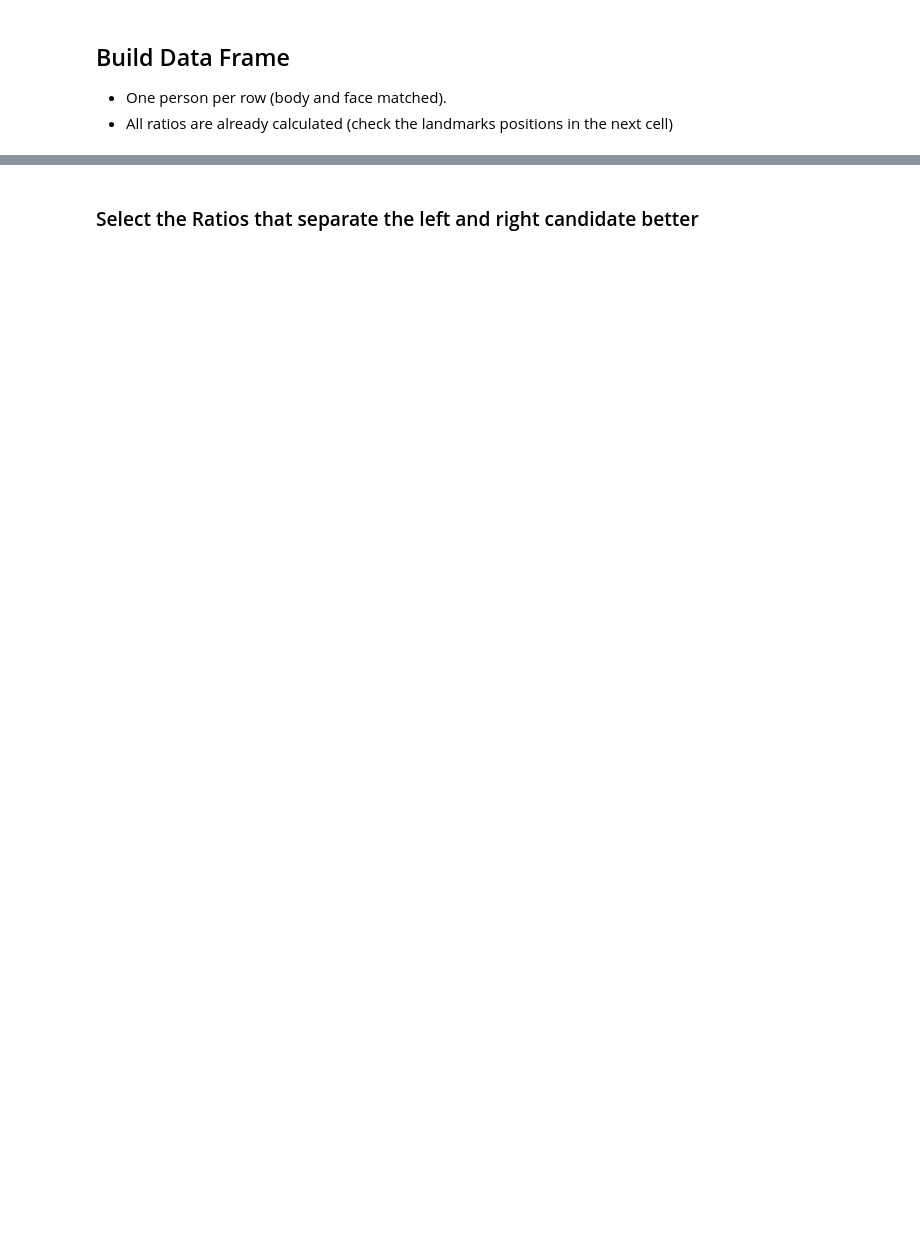
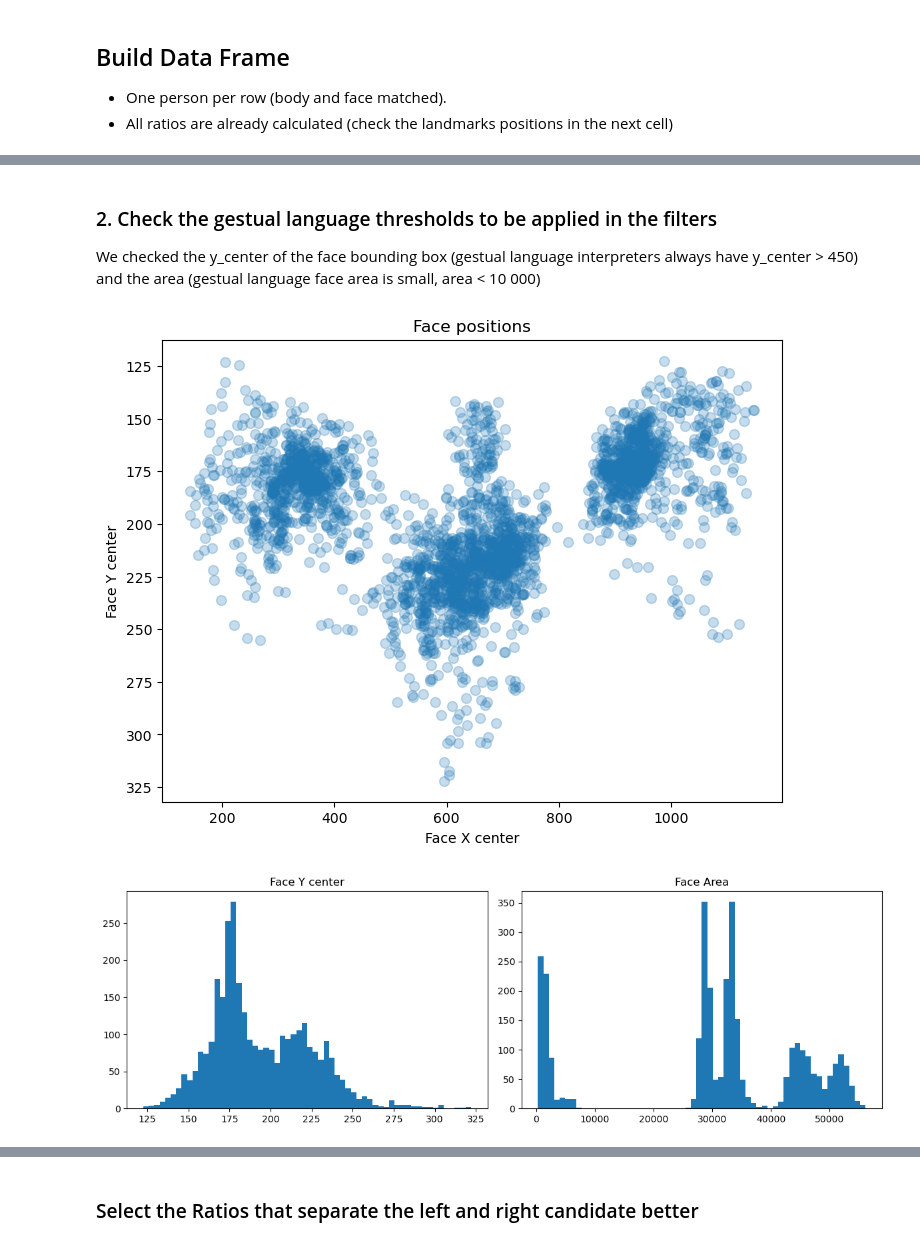
Before and after one commit to Dinisas/Big-Data, a Jupyter notebook: labeling_visual/visual_and_audio.ipynb, the cells around one changed output, grey strips where cells are left out. Cells and saved outputs as stored; diff of their text form; code cells hidden in the pictures; blank space fills up the shorter version.

```diff
--- a/labeling_visual/visual_and_audio.ipynb
+++ b/labeling_visual/visual_and_audio.ipynb
@@ -223 +259,21 @@ for idx, row in sample.iterrows():
+# %% [markdown]
+### 2. Check the gestual language thresholds to be applied in the filters
+We checked the y_center of the face bounding box (gestual language interpreters always have y_center > 450) and the area (gestual language face area is small, area < 10 000)
+# %%
+plt.figure(figsize=(8, 6))
+plt.scatter(df_people['Face_X_Center'], df_people['Face_Y_Center'],
+            s=50, alpha=0.25)
+plt.gca().invert_yaxis()                       # so screen-bottom is at the bottom
+plt.xlabel('Face X center'); plt.ylabel('Face Y center')
+plt.title('Face positions')
+plt.show()
+
+fig, ax = plt.subplots(1, 2, figsize=(12, 4))
+ax[0].hist(df_people['Face_Y_Center'], bins=60); ax[0].set_title('Face Y center')
+ax[1].hist(df_people['Face_Area'], bins=60); ax[1].set_title('Face Area')
+plt.tight_layout()
+plt.show()
+# %% [output]
+[figure, added]
+[figure, added]
 # %% [markdown]
```
Also changed, not shown: parts of 28 cells of this notebook.
